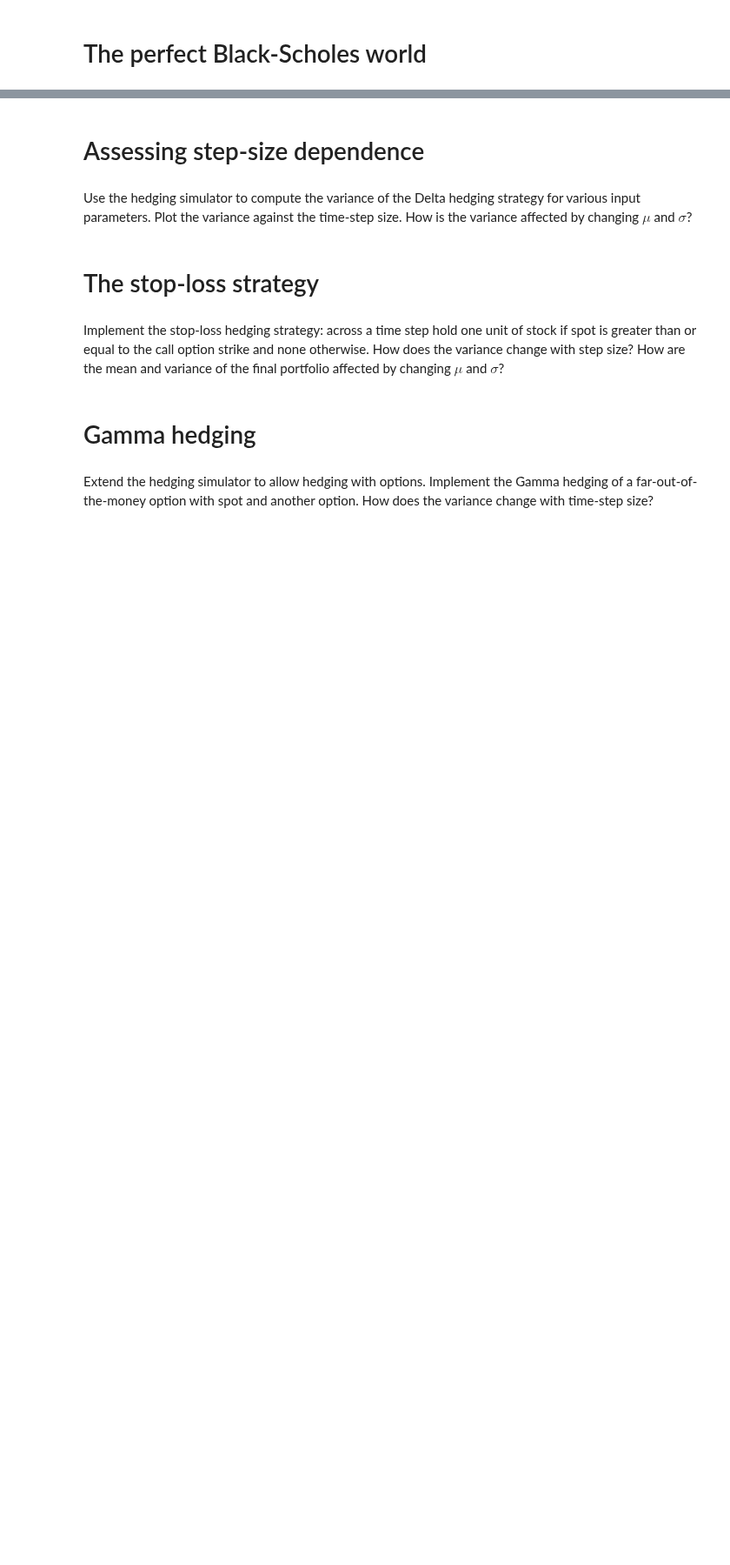
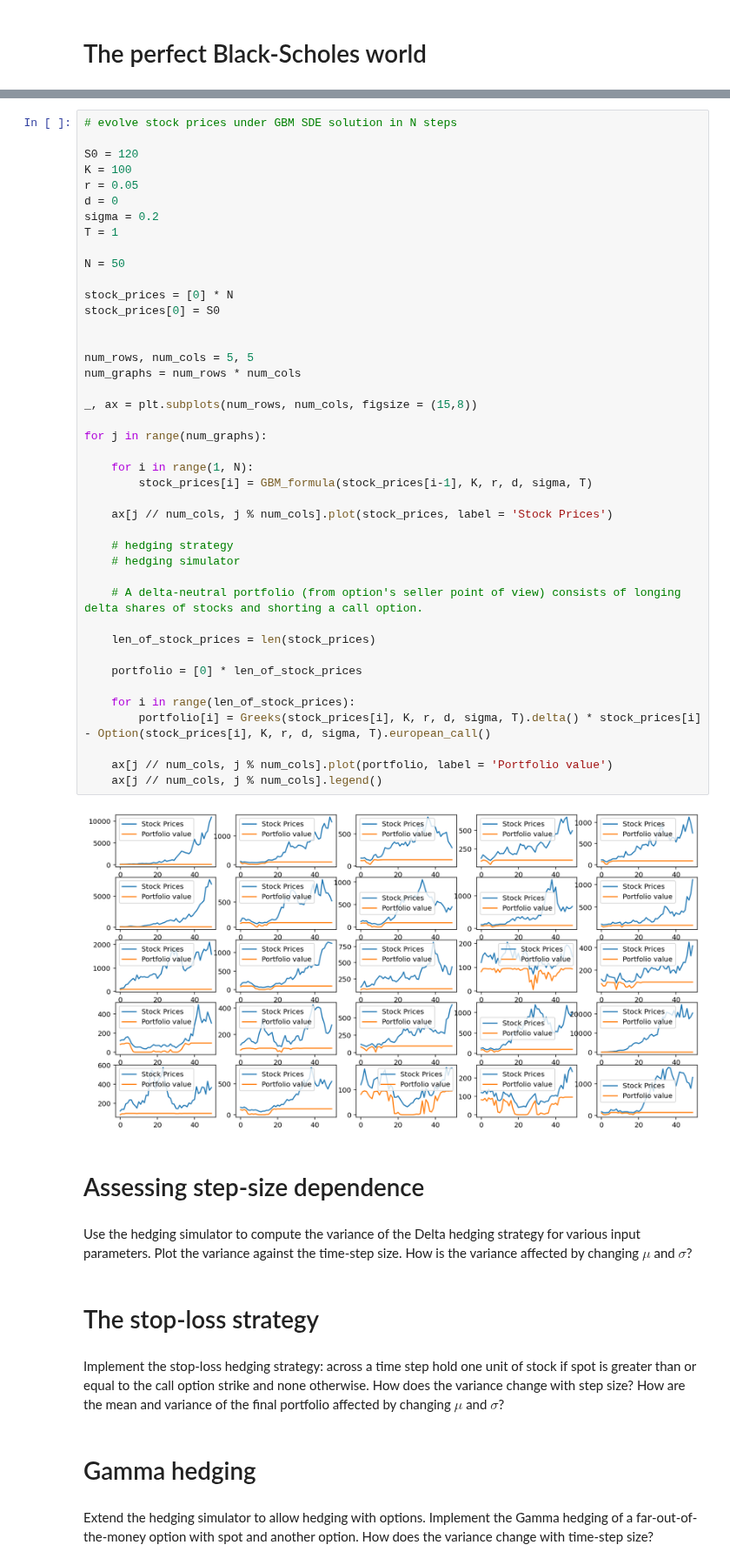
Before and after one commit to hongwai1920/Implement-Option-Pricing-Model-using-Python, a Jupyter notebook: 3. Hedging.ipynb, the cells around one changed output, grey strips where cells are left out. Shown at 87% size. Saved outputs shown, nothing was run; the diff lists cells and outputs as text; blank space fills up the shorter version.

```diff
--- a/3. Hedging.ipynb
+++ b/3. Hedging.ipynb
@@ -19,6 +192,50 @@ The best way to approach this would be to use abstract base classes for the
 path generation and the hedging strategy from which the specific classes could then
 be inherited. If the simulator then takes in objects from the abstract base classes,
 new strategies and generators can easily be plugged in later.
+# %%
+# evolve stock prices under GBM SDE solution in N steps
+
+S0 = 120
+K = 100
+r = 0.05
+d = 0
+sigma = 0.2
+T = 1
+
+N = 50
+
+stock_prices = [0] * N
+stock_prices[0] = S0
+
+
+num_rows, num_cols = 5, 5
+num_graphs = num_rows * num_cols
+
+_, ax = plt.subplots(num_rows, num_cols, figsize = (15,8))
+
+for j in range(num_graphs):
+
+    for i in range(1, N):
+        stock_prices[i] = GBM_formula(stock_prices[i-1], K, r, d, sigma, T)
+
+    ax[j // num_cols, j % num_cols].plot(stock_prices, label = 'Stock Prices')
+
+    # hedging strategy
+    # hedging simulator
+
+    # A delta-neutral portfolio (from option's seller point of view) consists of longing delta shares of stocks and shorting a call option.
+
+    len_of_stock_prices = len(stock_prices)
+
+    portfolio = [0] * len_of_stock_prices
+
+    for i in range(len_of_stock_prices):
+        portfolio[i] = Greeks(stock_prices[i], K, r, d, sigma, T).delta() * stock_prices[i] - Option(stock_prices[i], K, r, d, sigma, T).european_call()
+
+    ax[j // num_cols, j % num_cols].plot(portfolio, label = 'Portfolio value')
+    ax[j // num_cols, j % num_cols].legend()
+# %% [output]
+[figure, added]
 # %% [markdown]
 # Assessing step-size dependence
 # %% [markdown]
```
Also changed, not shown: parts of 8 cells of this notebook.
